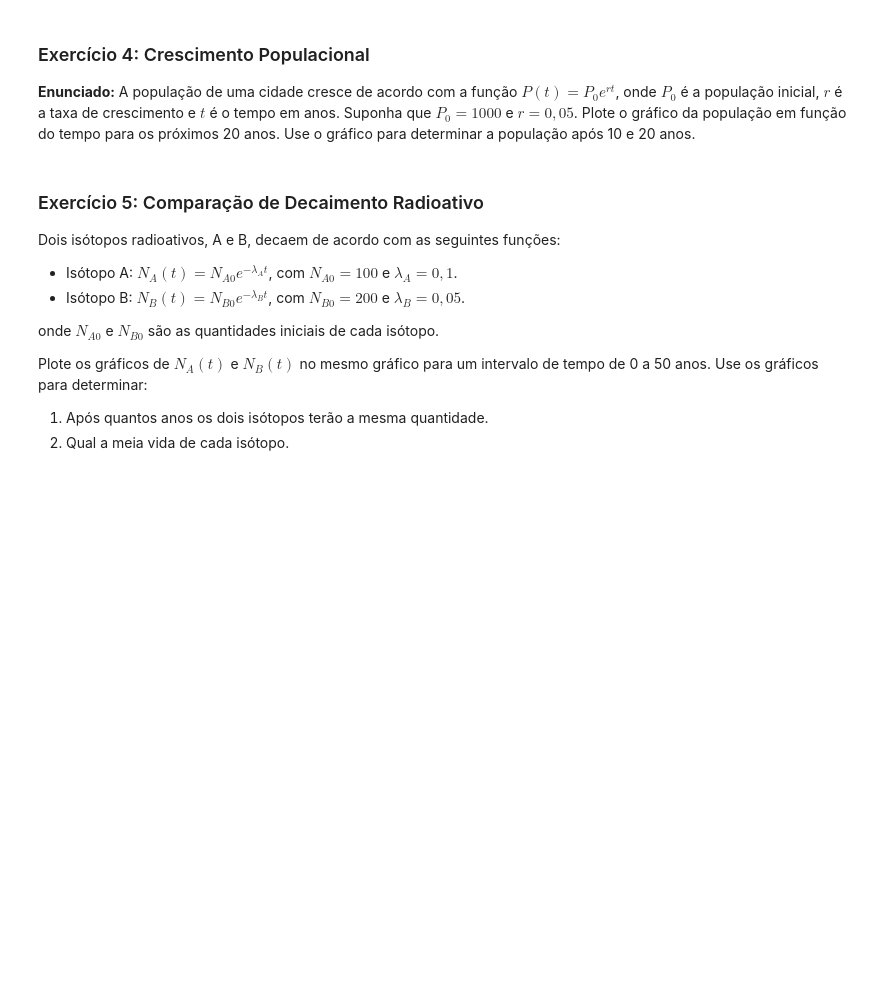
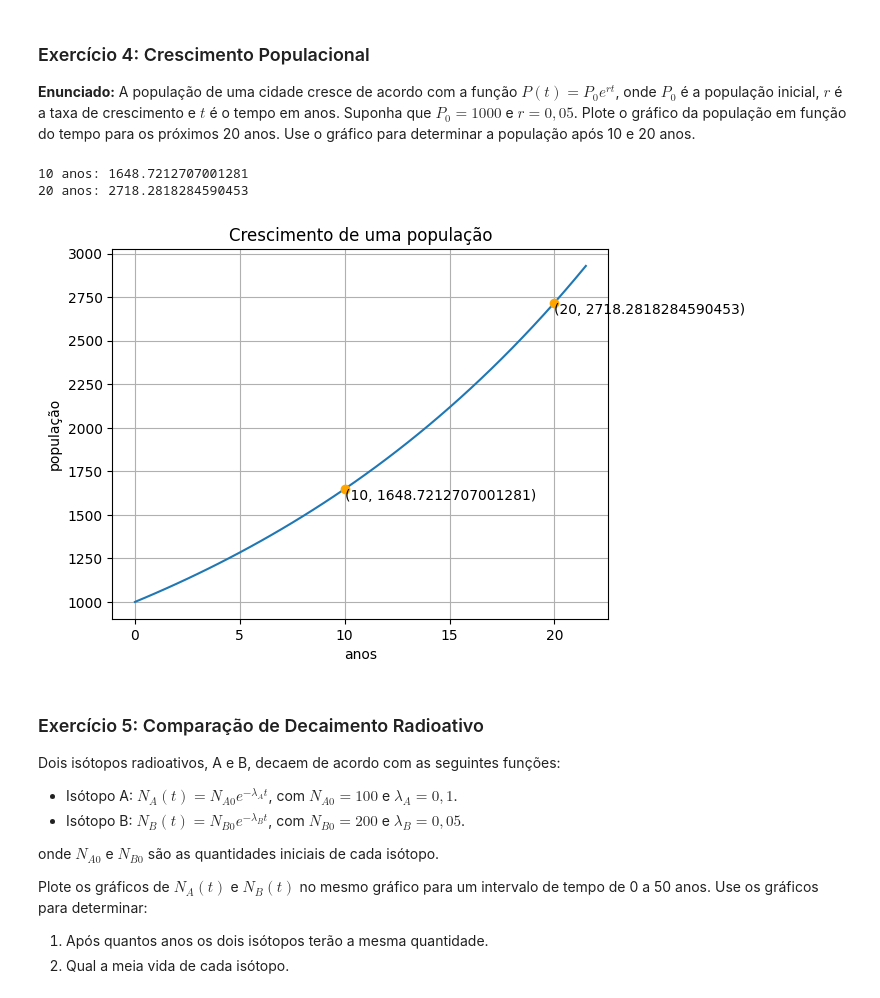
Before and after one commit to mahzze/Solucoes-notebooks-bcc, a Jupyter notebook: atividades/Atividade_2_Gráficos.ipynb, the cells around one changed output. Saved outputs shown, nothing was run; the diff lists cells and outputs as text; code cells hidden in the pictures; blank space fills up the shorter version.

```diff
--- a/atividades/Atividade_2_Gráficos.ipynb
+++ b/atividades/Atividade_2_Gráficos.ipynb
@@ -107,3 +108,30 @@ import matplotlib.pyplot as plt
+# %%
+import numpy as np
+import matplotlib.pyplot as plt
+
+t = np.arange(0, 22, 0.5)
+populacao = 1000*(np.e**(0.05*t))
+plt.plot(t, populacao)
+
+anos10 = 1000*np.e**(0.05*10)
+anos20 = 1000*np.e**(0.05*20)
+
+plt.plot(10, anos10, "o", color="orange")
+plt.plot(20, anos20, "o", color="orange")
+plt.text(10, anos10, f"({10}, {anos10})",verticalalignment="top")
+plt.text(20, anos20, f"({20}, {anos20})", verticalalignment="top")
+
+plt.grid()
+plt.xlabel("anos")
+plt.ylabel("população")
+plt.title("Crescimento de uma população")
+
+print(f"10 anos: {anos10}")
+print(f"20 anos: {anos20}")
+# %% [output]
+10 anos: 1648.7212707001281
+20 anos: 2718.2818284590453
+[figure, added]
 # %% [markdown]
 ### Exercício 5: Comparação de Decaimento Radioativo
 
```
Also changed, not shown: parts of 4 cells of this notebook.
